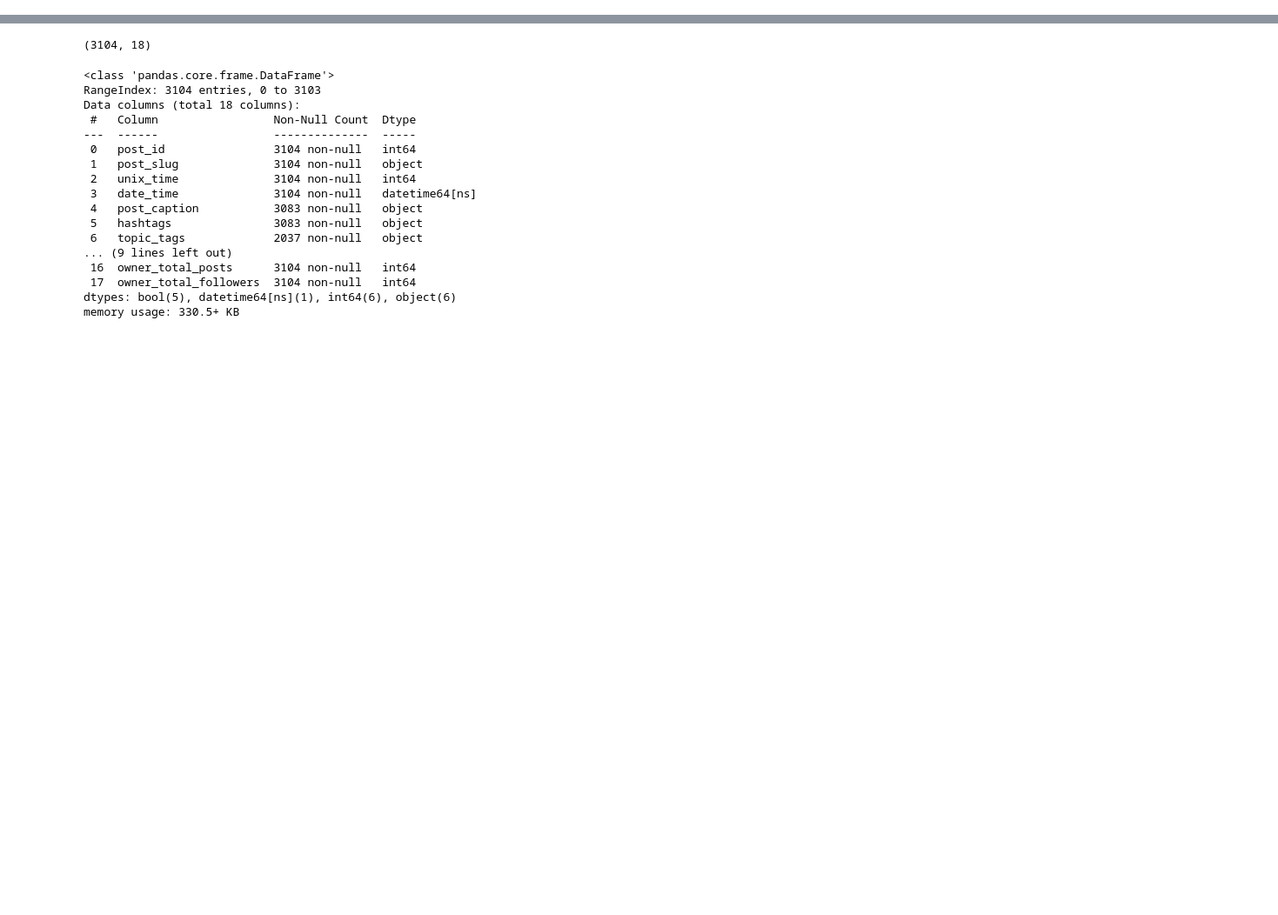
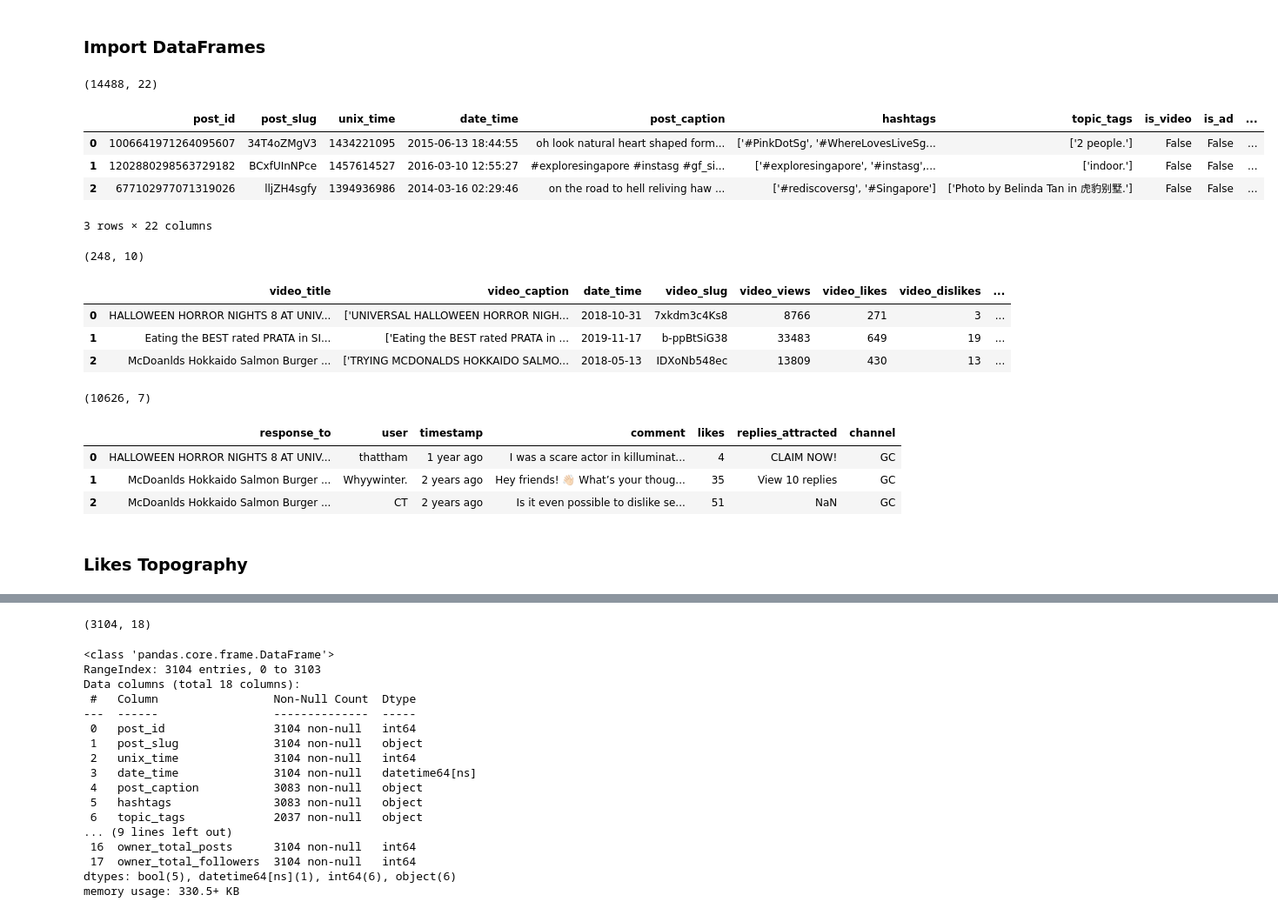
Before and after one commit to yewtong/project_capstone, a Jupyter notebook: project_capstone/code/DT_EDA.ipynb, the cells around one changed output, grey strips where cells are left out. Shown: that part at 87% size. Cells and saved outputs as stored; diff of their text form; code cells hidden in the pictures; blank space fills up the shorter version.

```diff
--- a/project_capstone/code/DT_EDA.ipynb
+++ b/project_capstone/code/DT_EDA.ipynb
@@ -4,0 +8,41 @@ import matplotlib.pyplot as plt
+# %% [markdown]
+### Import DataFrames
+# %%
+df_insta = pd.read_csv("../datasets/df_insta.csv", parse_dates=["date_time"])
+df_insta.shape
+# %% [output]
+(14488, 22)
+# %%
+df_insta.head(3)
+# %% [output]
+|  | post_id | post_slug | unix_time | date_time | post_caption | hashtags | topic_tags | is_video | is_ad | ... |
+| 0 | 1006641971264095607 | 34T4oZMgV3 | 1434221095 | 2015-06-13 18:44:55 | oh look natural heart shaped form... | ['#PinkDotSg', '#WhereLovesLiveSg... | ['2 people.'] | False | False | ... |
+| 1 | 1202880298563729182 | BCxfUInNPce | 1457614527 | 2016-03-10 12:55:27 | #exploresingapore #instasg #gf_si... | ['#exploresingapore', '#instasg',... | ['indoor.'] | False | False | ... |
+| 2 | 677102977071319026 | lljZH4sgfy | 1394936986 | 2014-03-16 02:29:46 | on the road to hell reliving haw ... | ['#rediscoversg', '#Singapore'] | ['Photo by Belinda Tan in 虎豹别墅.'] | False | False | ... |
+3 rows × 22 columns
+# %%
+df_yt_sel = pd.read_csv("../datasets/df_yt_sel.csv", parse_dates=["date_time"])
+df_yt_sel.shape
+# %% [output]
+(248, 10)
+# %%
+df_yt_sel.head(3)
+# %% [output]
+|  | video_title | video_caption | date_time | video_slug | video_views | video_likes | video_dislikes | ... |
+| 0 | HALLOWEEN HORROR NIGHTS 8 AT UNIV... | ['UNIVERSAL HALLOWEEN HORROR NIGH... | 2018-10-31 | 7xkdm3c4Ks8 | 8766 | 271 | 3 | ... |
+| 1 | Eating the BEST rated PRATA in SI... | ['Eating the BEST rated PRATA in ... | 2019-11-17 | b-ppBtSiG38 | 33483 | 649 | 19 | ... |
+| 2 | McDoanlds Hokkaido Salmon Burger ... | ['TRYING MCDONALDS HOKKAIDO SALMO... | 2018-05-13 | IDXoNb548ec | 13809 | 430 | 13 | ... |
+# %%
+df_yt_comments_sel = pd.read_csv("../datasets/df_yt_comments_sel.csv")
+df_yt_comments_sel.shape
+# %% [output]
+(10626, 7)
+# %%
+df_yt_comments_sel.head(3)
+# %% [output]
+|  | response_to | user | timestamp | comment | likes | replies_attracted | channel |
+| 0 | HALLOWEEN HORROR NIGHTS 8 AT UNIV... | thattham | 1 year ago | I was a scare actor in killuminat... | 4 | CLAIM NOW! | GC |
+| 1 | McDoanlds Hokkaido Salmon Burger ... | Whyywinter. | 2 years ago | Hey friends! 👋🏻 What’s your thoug... | 35 | View 10 replies | GC |
+| 2 | McDoanlds Hokkaido Salmon Burger ... | CT | 2 years ago | Is it even possible to dislike se... | 51 | NaN | GC |
+# %% [markdown]
+### Likes Topography
```
Also changed, not shown: parts of 12 cells of this notebook, 22 other files.
